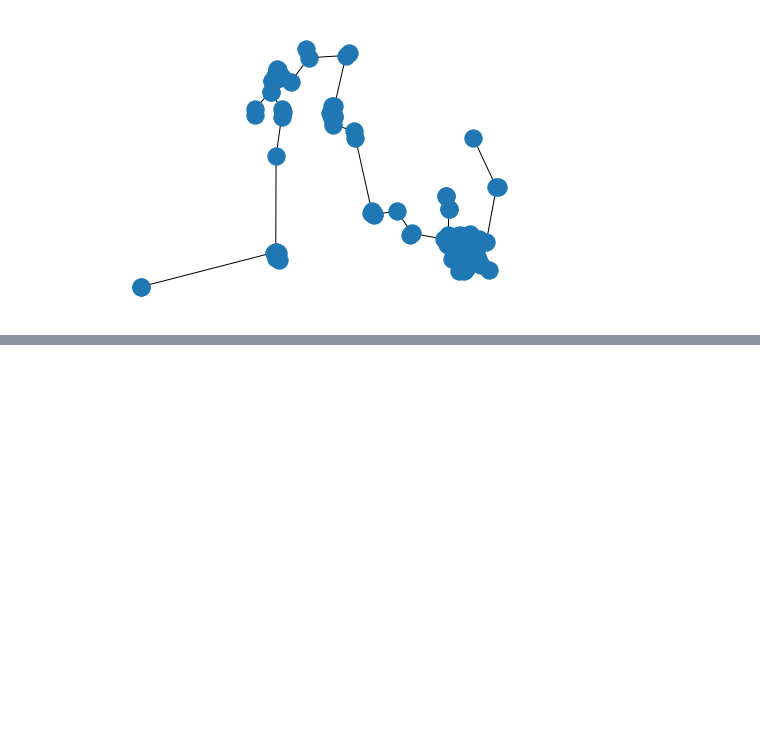
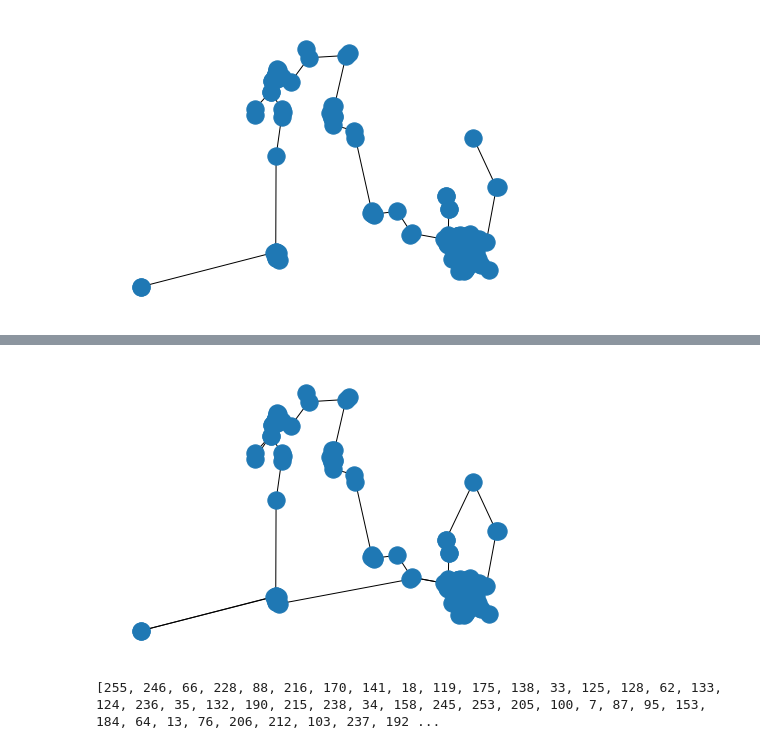
Before and after one commit to nurinarina/WIA2005-moonbucks, a Jupyter notebook: WIA2005Q2.ipynb, the cells around one changed output, grey strips where cells are left out. Saved outputs shown, nothing was run; the diff lists cells and outputs as text; code cells hidden in the pictures; blank space fills up the shorter version.

```diff
--- a/WIA2005Q2.ipynb
+++ b/WIA2005Q2.ipynb
@@ -172,0 +208,16 @@ nx.draw(T, pos=tempNode)
+# %%
+# find the Eulerian cycle of the multigraph
+nx.draw(M,pos=tempNode)
+
+initial_tour = list(nx.eulerian_circuit(M, source=255))
+# %% [output]
+[figure, added]
+# %%
+# take shortcut (avoid repeated nodes)
+tour = [ 255 ]
+for i,j in initial_tour:
+    if j not in tour:
+        tour.append(j)
+print(tour)
+# %% [output]
+[255, 246, 66, 228, 88, 216, 170, 141, 18, 119, 175, 138, 33, 125, 128, 62, 133, 124, 236, 35, 132, 190, 215, 238, 34, 158, 245, 253, 205, 100, 7, 87, 95, 153, 184, 64, 13, 76, 206, 212, 103, 237, 192 ...
```
Also changed, not shown: parts of 10 cells of this notebook.
